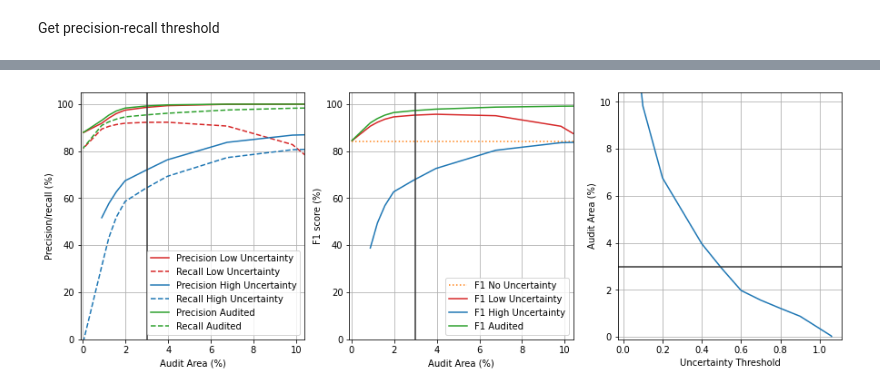
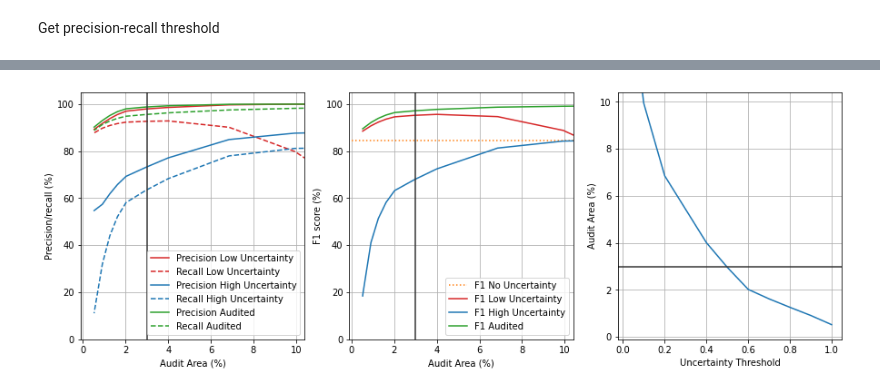
Before and after one commit to DiMorten/deforestation_uncertainty, a Jupyter notebook: train_mc_dropout.ipynb, the cells around one changed output, grey strips where cells are left out. Drawn from its saved outputs; the diff is of its cells as text; code cells hidden in the pictures.

```diff
--- a/train_mc_dropout.ipynb
+++ b/train_mc_dropout.ipynb
@@ -604,3 +555,5 @@ K shape 2, pred_mean shape (17760, 9216, 2)
+# %%
+trainer.uncertainty_map[trainer.uncertainty_map>1] = 1
 # %%
 trainer.getUncertaintyToShow()
 trainer.logger.getStats(trainer.uncertainty_to_show)
@@ -826,13 +780,13 @@ trainer.setPlotLimsForUncertaintyAA()
 # %%
 '''
 xlim = [-0.3, 12.7]
 xlim = [-0.1, 10.4]
 
 ylim = [0, 105]
 '''
-trainer.plotUncertaintyAA()
+trainer.plotUncertaintyAA(normalize_xlim=False)
 # %% [output]
-[figure, old version]
+[figure, new version]
 # %%
 trainer.getOptimalUncertaintyThreshold(bound = 0.0015)
 # %% [output]
```
Also changed, not shown: parts of 24 cells of this notebook, 6 other files.
